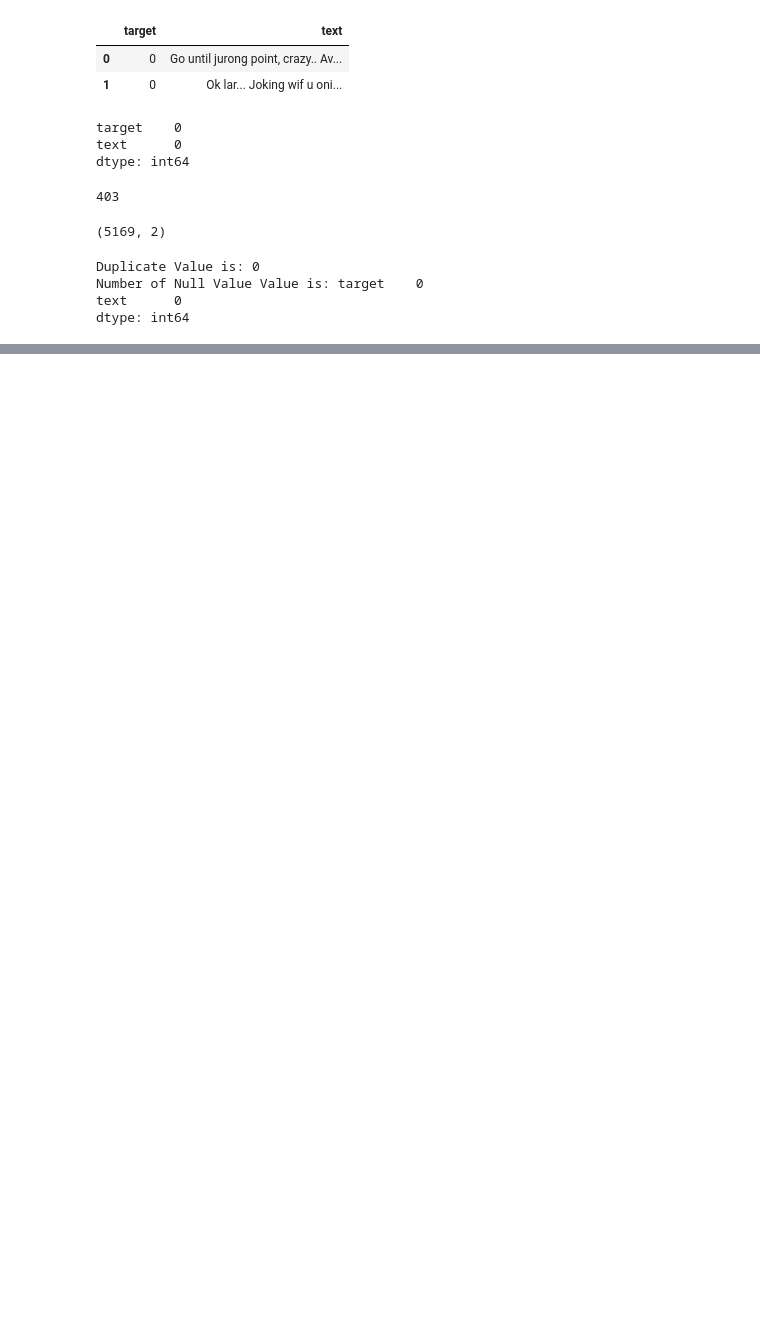
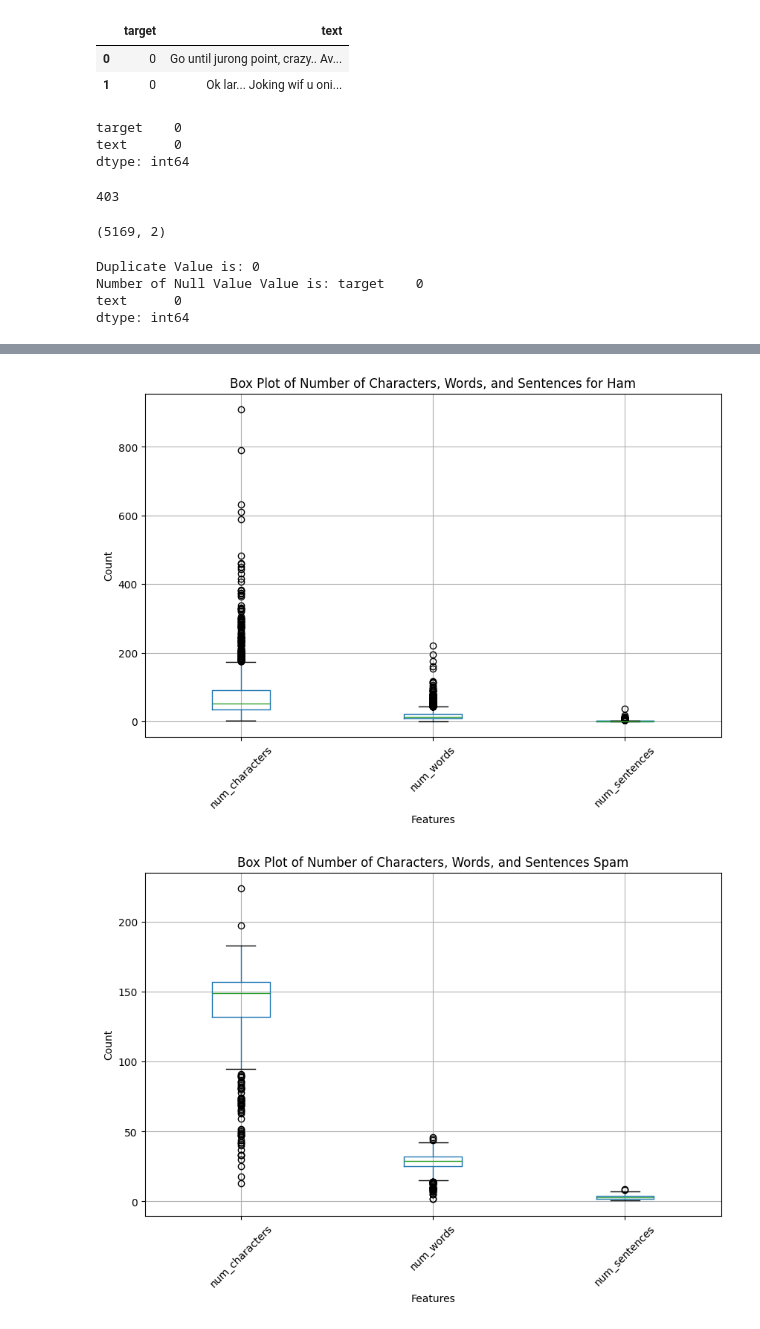
Before and after one commit to BikashThapa/Email-Spam-Detection, a Jupyter notebook: sms_spam_detection.ipynb, the cells around one changed output, grey strips where cells are left out. Cells and saved outputs as stored; diff of their text form; code cells hidden in the pictures; blank space fills up the shorter version.

```diff
--- a/sms_spam_detection.ipynb
+++ b/sms_spam_detection.ipynb
@@ -113,0 +166,2 @@ dtype: int64
+# %%
+df['num_characters'] = df['text'].apply(len)
@@ -113,0 +179,3 @@ dtype: int64
+# %%
+# Tokenize each text in the 'text' column of the dataframe using nltk.word_tokenize
+df['num_words'] = df['text'].apply(lambda x: len(nltk.word_tokenize(x)))
@@ -113,0 +191,2 @@ dtype: int64
+# %%
+df['num_sentences']=  df['text'].apply(lambda x: len(nltk.sent_tokenize(x)))
@@ -113,0 +218,37 @@ dtype: int64
+# %%
+# EDA for target value of 0
+df_target_0 = df[df['target'] == 0]
+summary_stats_target_0 = df_target_0[['num_characters', 'num_words', 'num_sentences']].describe()
+
+# Box plot for target value of 0
+plt.figure(figsize=(10, 6))
+df_target_0[['num_characters', 'num_words', 'num_sentences']].boxplot()
+plt.title('Box Plot of Number of Characters, Words, and Sentences for Ham')
+plt.ylabel('Count')
+plt.xlabel('Features')
+plt.xticks(rotation=45)
+plt.grid(True)
+plt.show()
+
+# EDA for target value of 1
+df_target_1 = df[df['target'] == 1]
+summary_stats_target_1 = df_target_1[['num_characters', 'num_words', 'num_sentences']].describe()
+
+# Box plot for target value of 1
+plt.figure(figsize=(10, 6))
+df_target_1[['num_characters', 'num_words', 'num_sentences']].boxplot()
+plt.title('Box Plot of Number of Characters, Words, and Sentences Spam')
+plt.ylabel('Count')
+plt.xlabel('Features')
+plt.xticks(rotation=45)
+plt.grid(True)
+plt.show()
+
+print("Summary statistics for target value of 0(Ham):")
+print(summary_stats_target_0)
+
+print("\nSummary statistics for target value of 1(Spam):")
+print(summary_stats_target_1)
+# %% [output]
+[figure, added]
+[figure, added]
```
Also changed, not shown: parts of 19 cells of this notebook.
